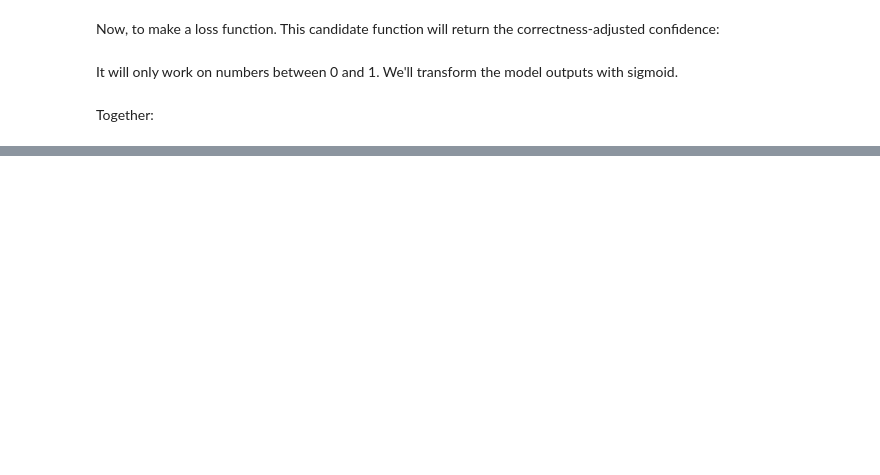
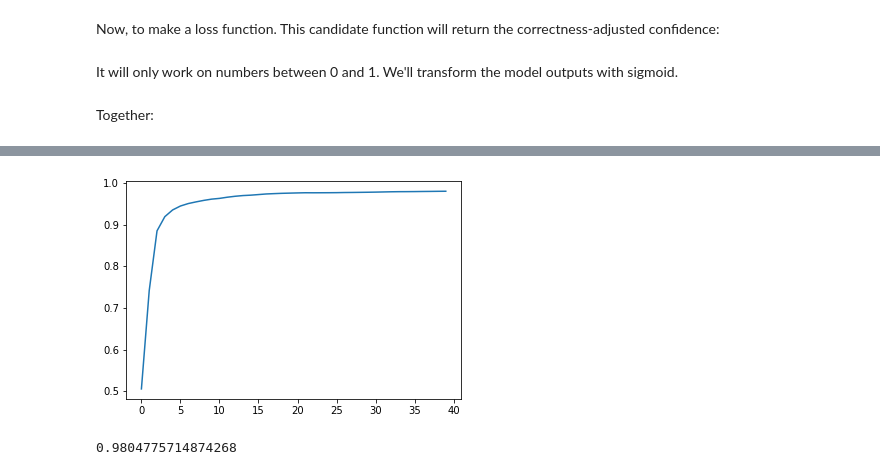
Before and after one commit to mccallion/rory, a Jupyter notebook: 20210427_mnist_from_scratch_again.ipynb, the cells around one changed output, grey strips where cells are left out. Saved outputs shown, nothing was run; the diff lists cells and outputs as text; code cells hidden in the pictures; blank space fills up the shorter version.

```diff
--- a/20210427_mnist_from_scratch_again.ipynb
+++ b/20210427_mnist_from_scratch_again.ipynb
@@ -212,0 +406,11 @@ Section "SGD and Mini-Batches" (4/5ths down the nb)
+# %%
+mod = nn.Sequential(
+  nn.Linear(28*28, 30),
+  nn.ReLU(),
+  nn.Linear(30, 1))
+# %%
+dls = DataLoaders(dl, valid_dl)
+# %%
+learner = Learner(dls, mod, opt_func=SGD, loss_func=loss_fxn, metrics=batch_acc)
+# %%
+learner.fit(40, lr=lr)
@@ -212,0 +435,8 @@ Section "SGD and Mini-Batches" (4/5ths down the nb)
+# %%
+plt.plot(L(learner.recorder.values).itemgot(2));
+# %% [output]
+[figure, added]
+# %%
+learner.recorder.values[-1][2]
+# %% [output]
+0.9804775714874268
```
Also changed, not shown: parts of 75 cells of this notebook.
